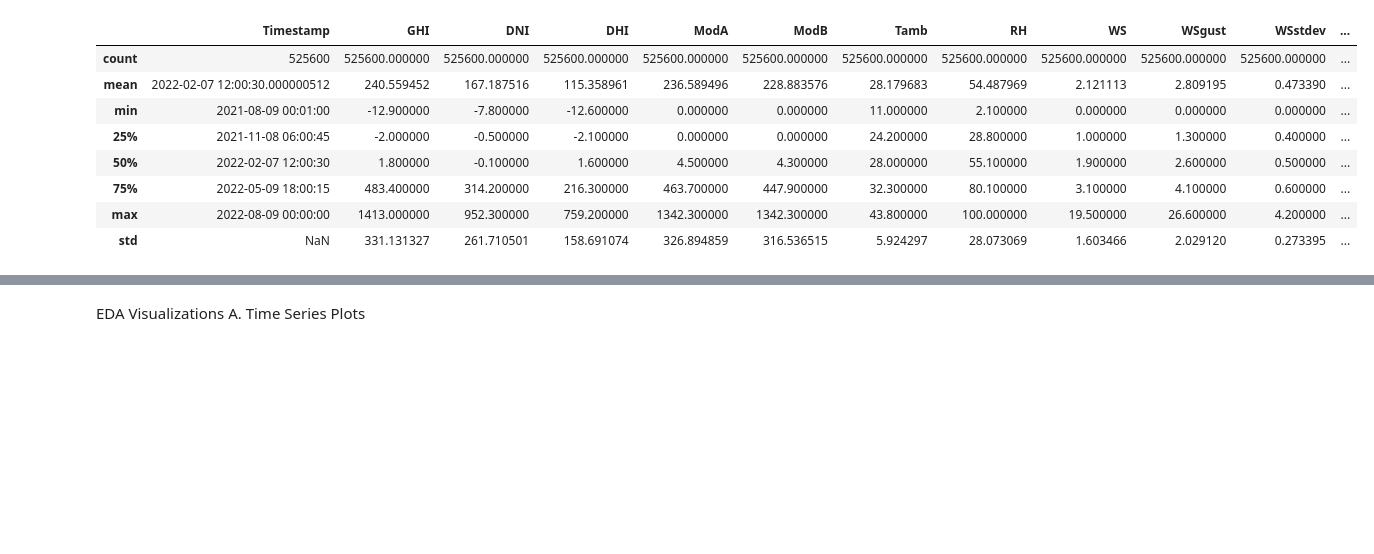
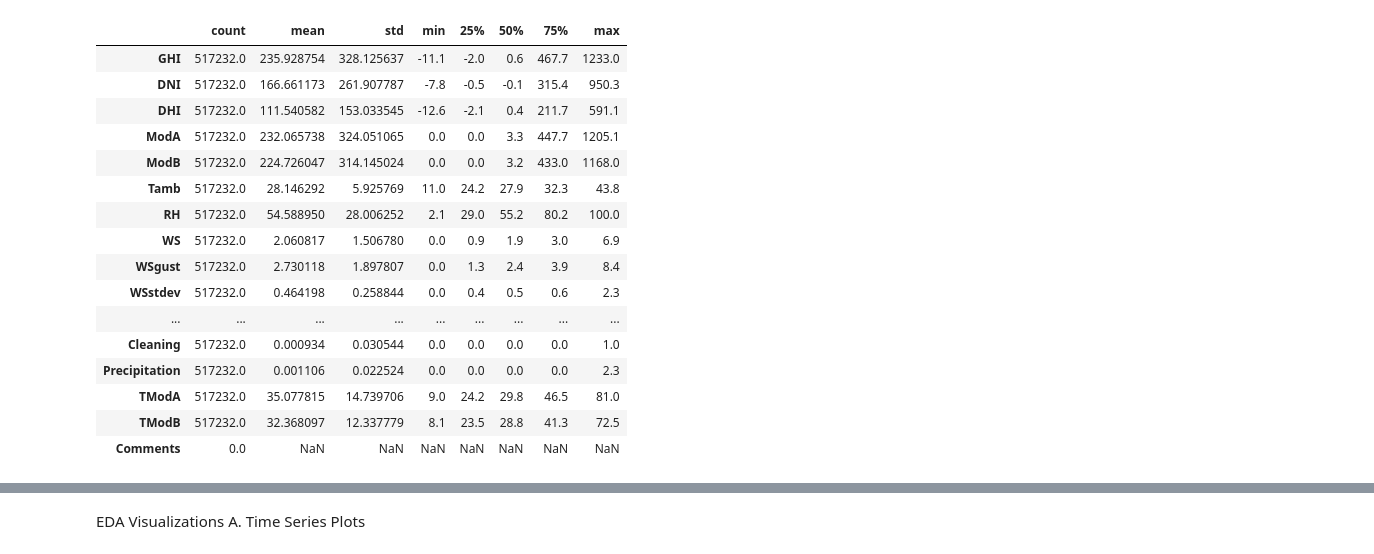
Before and after one commit to kalkidanzabreham/solar-challenge-week0, a Jupyter notebook: notebooks/benin_eda.ipynb, the cells around one changed output, grey strips where cells are left out. Saved outputs shown, nothing was run; the diff lists cells and outputs as text; code cells hidden in the pictures; blank space fills up the shorter version.

Commit message:
refactor: improve modularity by using data loader and cleaning modules

```diff
--- a/notebooks/benin_eda.ipynb
+++ b/notebooks/benin_eda.ipynb
@@ -1,24 +1,64 @@
 # %%
-# benin_eda.ipynb
+import sys
+sys.path.append("..")
+
+from src.data_loader import load_data
+from src.data_cleaning import clean_data
+from src.eda_visuals import plot_correlation_heatmap
 
 import pandas as pd
-import numpy as np
 import matplotlib.pyplot as plt
 import seaborn as sns
-from scipy import stats
 
-# Read data
-df = pd.read_csv("../data/benin-malanville.csv", parse_dates=["Timestamp"])
+# --- 1. Load Data ---
+file_path = "../data/benin-malanville.csv"
+df = load_data(file_path)
+
+print(f"✅ Data loaded: {df.shape[0]} rows × {df.shape[1]} columns")
 
 # Preview
 display(df.head())
 display(df.info())
 
-# Summary statistics
-display(df.describe())
+# --- 2. Data Cleaning ---
+clean_df = clean_data(df)
 
-# Missing values
-missing_report = df.isna().sum().to_frame("missing_count")
-missing_report["missing_%"] = (missing_report["missing_count"] / len(df)) * 100
-display(missing_report[missing_report["missing_%"] > 5])
+print(f"✅ Cleaning complete: {clean_df.shape[0]} rows × {clean_df.shape[1]} columns")
+
+# --- 3. Summary Statistics ---
+display(clean_df.describe().T)
+
+# --- 4. Missing Values Report ---
+missing_report = clean_df.isna().sum().to_frame("missing_count")
+missing_report["missing_%"] = (missing_report["missing_count"] / len(clean_df)) * 100
+display(missing_report[missing_report["missing_%"] > 0])
+
+# --- 5. Correlation Heatmap ---
+# Adjusted version to avoid overlapping labels
+plt.figure(figsize=(10, 8))
+corr = clean_df.corr(numeric_only=True)
+
+sns.heatmap(
+    corr,
+    annot=True,
+    fmt=".2f",
+    cmap="YlGnBu",
+    annot_kws={"size": 8},
+    cbar_kws={'shrink': 0.8}
+)
+
+plt.title("Correlation Heatmap - Benin", fontsize=14, pad=20)
+plt.xticks(rotation=45, ha='right', fontsize=9)
+plt.yticks(fontsize=9)
+plt.tight_layout()
+plt.show()
+
+# --- 6. Key Visual (from module, optional if using your own plot function) ---
+# plot_correlation_heatmap(clean_df, title="Benin - Correlation Heatmap")
+
+# --- 7. Save Cleaned Data ---
+output_path = "../data/cleaned/benin_clean.csv"
+clean_df.to_csv(output_path, index=False)
+
+print(f"💾 Cleaned dataset saved to: {output_path}")
 # %% [output]
@@ -49,10 +92,18 @@ None
-|  | Timestamp | GHI | DNI | DHI | ModA | ModB | Tamb | RH | WS | WSgust | WSstdev | ... |
-| count | 525600 | 525600.000000 | 525600.000000 | 525600.000000 | 525600.000000 | 525600.000000 | 525600.000000 | 525600.000000 | 525600.000000 | 525600.000000 | 525600.000000 | ... |
-| mean | 2022-02-07 12:00:30.000000512 | 240.559452 | 167.187516 | 115.358961 | 236.589496 | 228.883576 | 28.179683 | 54.487969 | 2.121113 | 2.809195 | 0.473390 | ... |
-| min | 2021-08-09 00:01:00 | -12.900000 | -7.800000 | -12.600000 | 0.000000 | 0.000000 | 11.000000 | 2.100000 | 0.000000 | 0.000000 | 0.000000 | ... |
-| 25% | 2021-11-08 06:00:45 | -2.000000 | -0.500000 | -2.100000 | 0.000000 | 0.000000 | 24.200000 | 28.800000 | 1.000000 | 1.300000 | 0.400000 | ... |
-| 50% | 2022-02-07 12:00:30 | 1.800000 | -0.100000 | 1.600000 | 4.500000 | 4.300000 | 28.000000 | 55.100000 | 1.900000 | 2.600000 | 0.500000 | ... |
-| 75% | 2022-05-09 18:00:15 | 483.400000 | 314.200000 | 216.300000 | 463.700000 | 447.900000 | 32.300000 | 80.100000 | 3.100000 | 4.100000 | 0.600000 | ... |
-| max | 2022-08-09 00:00:00 | 1413.000000 | 952.300000 | 759.200000 | 1342.300000 | 1342.300000 | 43.800000 | 100.000000 | 19.500000 | 26.600000 | 4.200000 | ... |
-| std | NaN | 331.131327 | 261.710501 | 158.691074 | 326.894859 | 316.536515 | 5.924297 | 28.073069 | 1.603466 | 2.029120 | 0.273395 | ... |
+|  | count | mean | std | min | 25% | 50% | 75% | max |
+| GHI | 517232.0 | 235.928754 | 328.125637 | -11.1 | -2.0 | 0.6 | 467.7 | 1233.0 |
+| DNI | 517232.0 | 166.661173 | 261.907787 | -7.8 | -0.5 | -0.1 | 315.4 | 950.3 |
+| DHI | 517232.0 | 111.540582 | 153.033545 | -12.6 | -2.1 | 0.4 | 211.7 | 591.1 |
+| ModA | 517232.0 | 232.065738 | 324.051065 | 0.0 | 0.0 | 3.3 | 447.7 | 1205.1 |
+| ModB | 517232.0 | 224.726047 | 314.145024 | 0.0 | 0.0 | 3.2 | 433.0 | 1168.0 |
+| Tamb | 517232.0 | 28.146292 | 5.925769 | 11.0 | 24.2 | 27.9 | 32.3 | 43.8 |
+| RH | 517232.0 | 54.588950 | 28.006252 | 2.1 | 29.0 | 55.2 | 80.2 | 100.0 |
+| WS | 517232.0 | 2.060817 | 1.506780 | 0.0 | 0.9 | 1.9 | 3.0 | 6.9 |
+| WSgust | 517232.0 | 2.730118 | 1.897807 | 0.0 | 1.3 | 2.4 | 3.9 | 8.4 |
+| WSstdev | 517232.0 | 0.464198 | 0.258844 | 0.0 | 0.4 | 0.5 | 0.6 | 2.3 |
+| ... | ... | ... | ... | ... | ... | ... | ... | ... |
+| Cleaning | 517232.0 | 0.000934 | 0.030544 | 0.0 | 0.0 | 0.0 | 0.0 | 1.0 |
+| Precipitation | 517232.0 | 0.001106 | 0.022524 | 0.0 | 0.0 | 0.0 | 0.0 | 2.3 |
+| TModA | 517232.0 | 35.077815 | 14.739706 | 9.0 | 24.2 | 29.8 | 46.5 | 81.0 |
+| TModB | 517232.0 | 32.368097 | 12.337779 | 8.1 | 23.5 | 28.8 | 41.3 | 72.5 |
+| Comments | 0.0 | NaN | NaN | NaN | NaN | NaN | NaN | NaN |
 |  | missing_count | missing_% |
```
Also changed, not shown: parts of 7 cells of this notebook.
